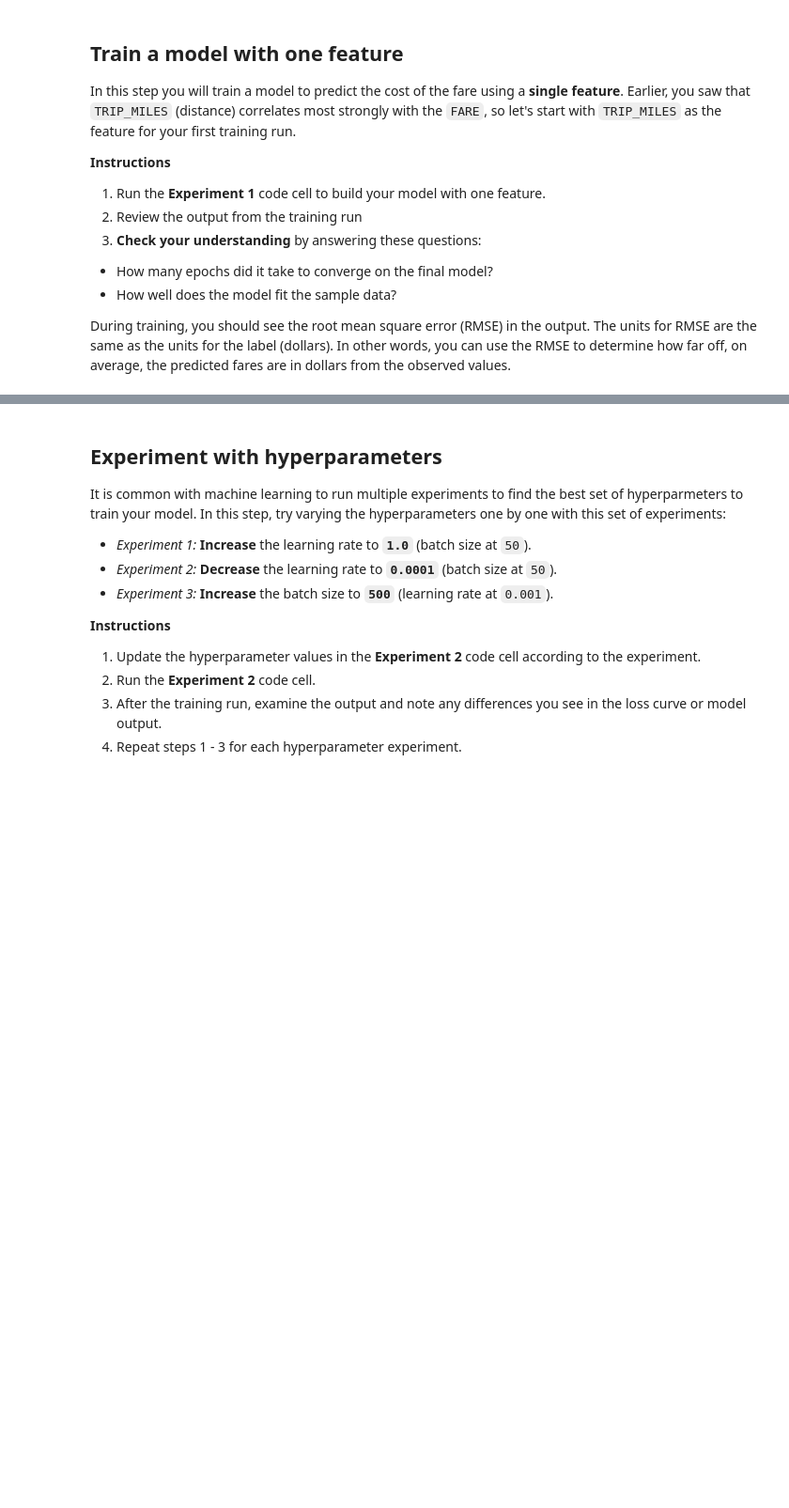
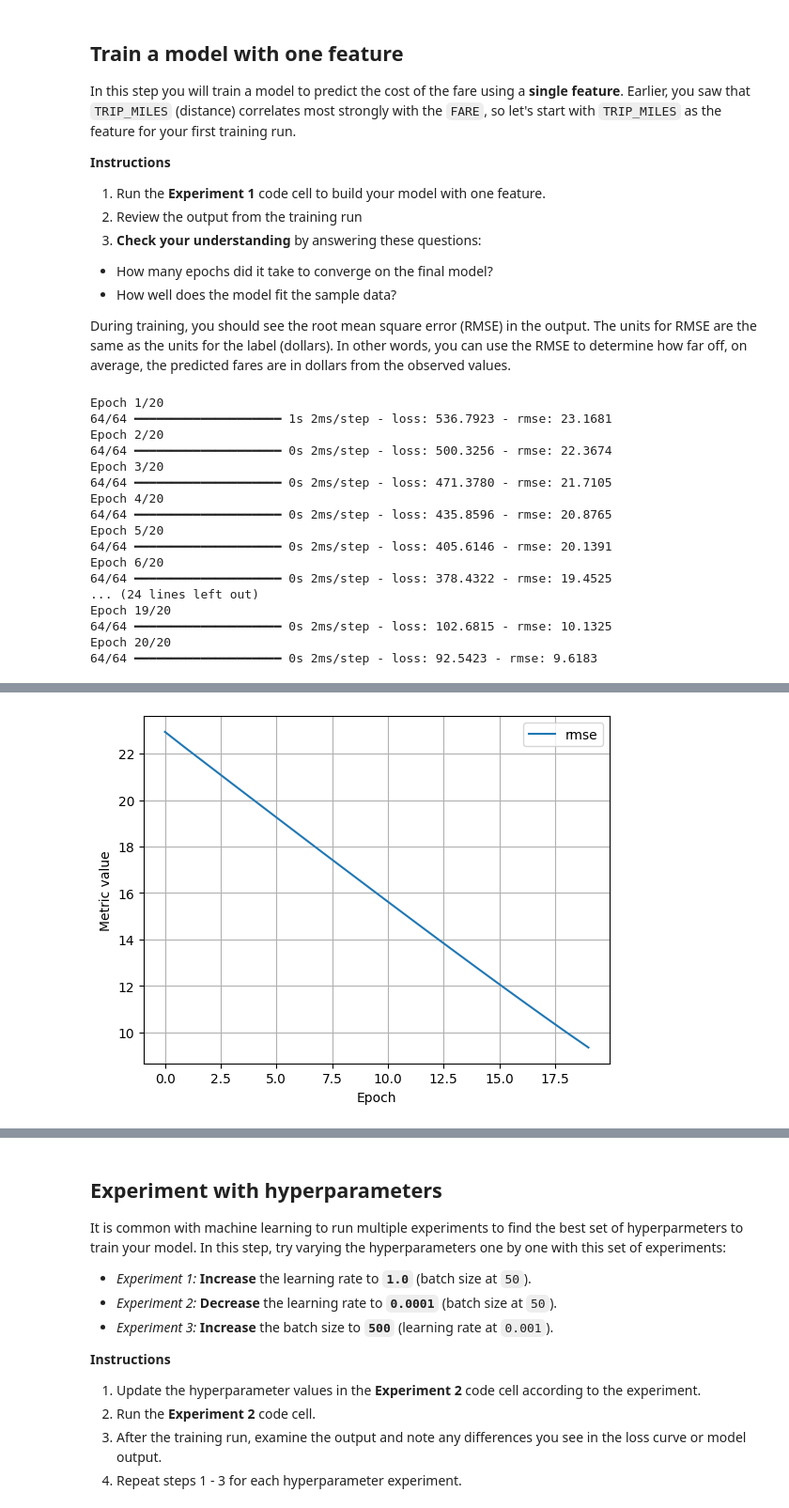
Before and after one commit to TsurPi/linear_regression_taxi, a Jupyter notebook: ml/cc/exercises/linear_regression_taxi.ipynb, the cells around one changed output, grey strips where cells are left out. Shown at 94% size. Saved outputs shown, nothing was run; the diff lists cells and outputs as text; code cells hidden in the pictures; blank space fills up the shorter version.

```diff
--- a/ml/cc/exercises/linear_regression_taxi.ipynb
+++ b/ml/cc/exercises/linear_regression_taxi.ipynb
@@ -311,7 +362,7 @@ During training, you should see the root mean square error (RMSE) in the output.
 settings_1 = ml_edu.experiment.ExperimentSettings(
     learning_rate = 0.001,
     number_epochs = 20,
-    batch_size = 50,
+    batch_size = 500, # was 50
     input_features = ['TRIP_MILES']
 )
 
@@ -323,3 +374,21 @@ experiment_1 = train_model('one_feature', model_1, training_df, 'FARE', settings
 
 ml_edu.results.plot_experiment_metrics(experiment_1, ['rmse'])
 ml_edu.results.plot_model_predictions(experiment_1, training_df, 'FARE')
+# %% [output]
+Epoch 1/20
+64/64 ━━━━━━━━━━━━━━━━━━━━ 1s 2ms/step - loss: 536.7923 - rmse: 23.1681
+Epoch 2/20
+64/64 ━━━━━━━━━━━━━━━━━━━━ 0s 2ms/step - loss: 500.3256 - rmse: 22.3674
+Epoch 3/20
+64/64 ━━━━━━━━━━━━━━━━━━━━ 0s 2ms/step - loss: 471.3780 - rmse: 21.7105
+Epoch 4/20
+64/64 ━━━━━━━━━━━━━━━━━━━━ 0s 2ms/step - loss: 435.8596 - rmse: 20.8765
+Epoch 5/20
+64/64 ━━━━━━━━━━━━━━━━━━━━ 0s 2ms/step - loss: 405.6146 - rmse: 20.1391
+Epoch 6/20
+64/64 ━━━━━━━━━━━━━━━━━━━━ 0s 2ms/step - loss: 378.4322 - rmse: 19.4525
+... (24 lines left out)
+Epoch 19/20
+64/64 ━━━━━━━━━━━━━━━━━━━━ 0s 2ms/step - loss: 102.6815 - rmse: 10.1325
+Epoch 20/20
+64/64 ━━━━━━━━━━━━━━━━━━━━ 0s 2ms/step - loss: 92.5423 - rmse: 9.6183
@@ -326,3 +398,4 @@ ml_edu.results.plot_model_predictions(experiment_1, training_df, 'FARE')
+[figure, added]
 # %%
 #@title Double-click to view answers for training model with one feature
 
```
Also changed, not shown: parts of 15 cells of this notebook.
